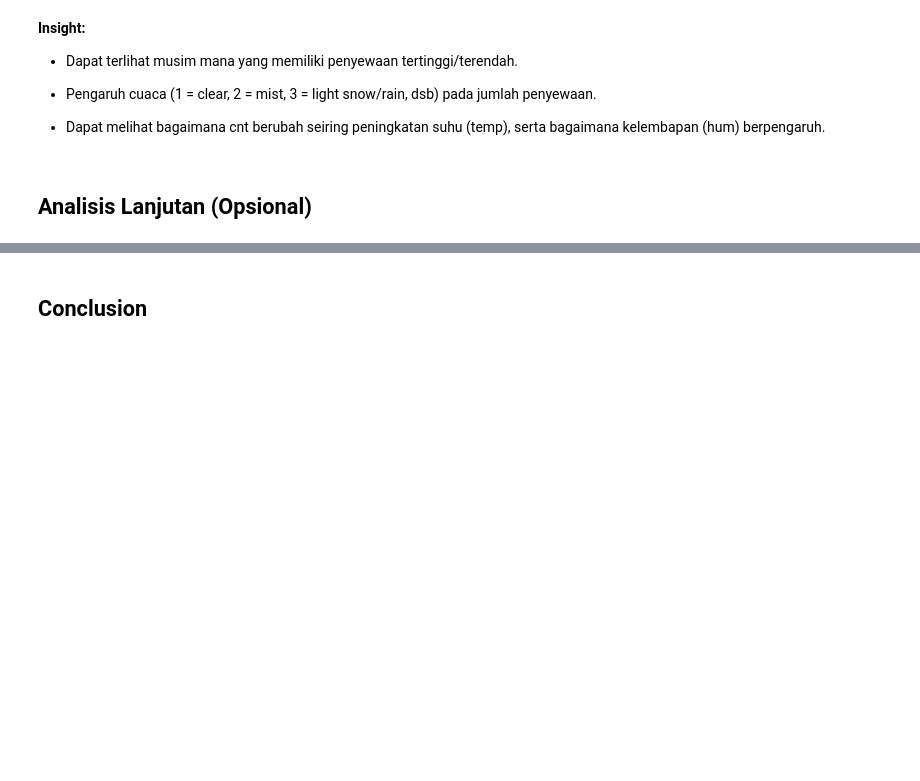
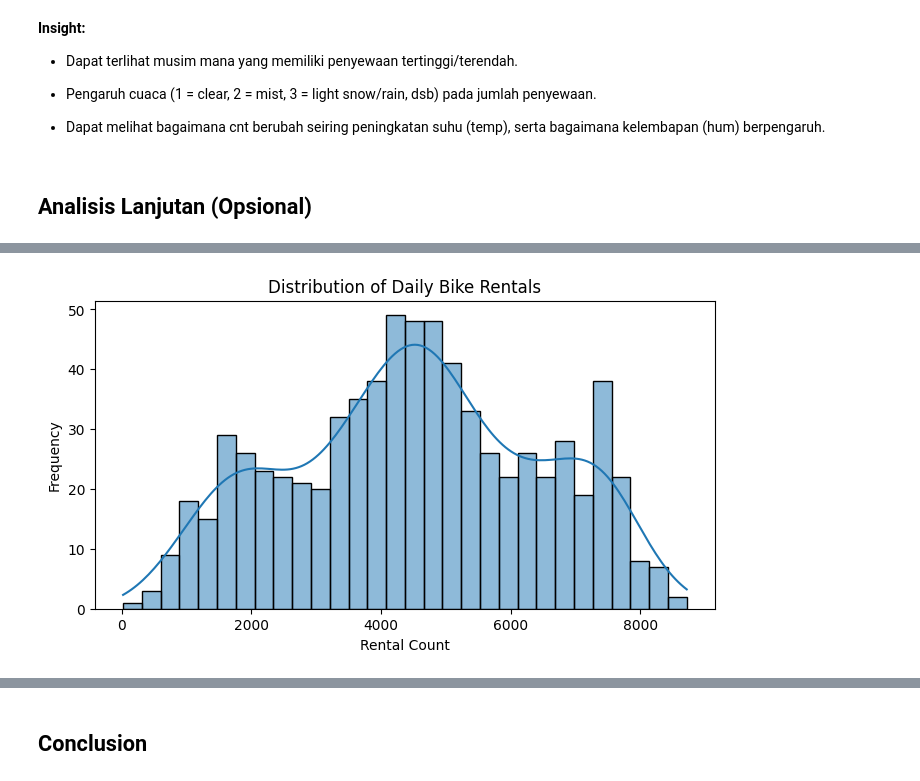
Before and after one commit to renaldiendrawan/bike_sharing_dashboard, a Jupyter notebook: notebook.ipynb, the cells around one changed output, grey strips where cells are left out. Drawn from its saved outputs; the diff is of its cells as text; code cells hidden in the pictures; blank space fills up the shorter version.

```diff
--- a/notebook.ipynb
+++ b/notebook.ipynb
@@ -206,0 +238,88 @@ dtype: int64
+# %%
+import pandas as pd
+import matplotlib.pyplot as plt
+import seaborn as sns
+
+# ============================
+# Persiapan Data
+# ============================
+# Baca data dari day.csv
+day_df = pd.read_csv("/content/data/day.csv")
+day_df['dteday'] = pd.to_datetime(day_df['dteday'])
+
+# Tampilkan preview data untuk memastikan data telah dibaca dengan benar
+print("Preview Data:")
+print(day_df.head())
+
+# ============================
+# Tahap 1: Exploratory Data Analysis (EDA) Umum
+# Tujuan: Mendapatkan gambaran umum mengenai distribusi data, tren, dan korelasi antar variabel.
+# ============================
+
+# Visualisasi distribusi penyewaan harian
+plt.figure(figsize=(8,4))
+sns.histplot(data=day_df, x='cnt', kde=True, color="#1f77b4", bins=30)
+plt.title('Distribution of Daily Bike Rentals')
+plt.xlabel("Rental Count")
+plt.ylabel("Frequency")
+plt.show()
+
+# Visualisasi Heatmap korelasi antar variabel
+corr = day_df.corr()
+plt.figure(figsize=(10,6))
+sns.heatmap(corr, annot=True, cmap='coolwarm')
+plt.title('Correlation Heatmap')
+plt.show()
+
+# Agregasi data untuk mendapatkan insight tambahan, misalnya rata-rata penyewaan per musim.
+season_mapping = {1: "Spring", 2: "Summer", 3: "Fall", 4: "Winter"}
+day_df['season_cat'] = day_df['season'].map(season_mapping)
+agg_season = day_df.groupby('season_cat')['cnt'].agg(['mean', 'min', 'max']).reset_index()
+print("Aggregated Rental Count by Season:")
+print(agg_season)
+
+# ============================
+# Tahap 2: RFM Analysis (Teknik Analisis Lanjutan 1)
+# Tujuan: Mengukur Recency, Frequency, dan Monetary sebagai indikator perilaku "transaksional" pelanggan,
+# meskipun data pelanggan individual tidak tersedia. Teknik ini memberikan dasar untuk segmentasi pelanggan.
+# ============================
+
+# (1) Hitung nilai maksimum tanggal transaksi
+max_date = day_df['dteday'].max()
+
+# (2) Recency: Jarak hari dari transaksi terakhir
+day_df['Recency'] = (max_date - day_df['dteday']).dt.days
+
+# (3) Frequency: Asumsi jumlah sewa harian sebagai frekuensi
+day_df['Frequency'] = day_df['cnt']
+
+# (4) Monetary: Asumsi setiap sewa bernilai 1 dollar sebagai nilai monetary
+day_df['Monetary'] = day_df['cnt']
+
+print("Preview RFM Data:")
+print(day_df[['dteday', 'cnt', 'Recency', 'Frequency', 'Monetary']].head())
+
+# Visualisasi RFM Analysis
+plt.figure(figsize=(8,4))
+plt.plot(day_df['dteday'], day_df['Recency'], marker='o', linestyle='-', color='purple')
+plt.title("Recency Trend over Time")
+plt.xlabel("Date")
+plt.ylabel("Recency (Days)")
+plt.show()
+
+# ============================
+# Tahap 3: Clustering (Manual Grouping / Binning) (Teknik Analisis Lanjutan 2)
+# Tujuan: Mengelompokkan hari-hari berdasarkan jumlah penyewaan (cnt) ke dalam kategori agar lebih mudah dipahami dan
+# dapat digunakan untuk mengidentifikasi hari dengan performa sewa rendah atau tinggi tanpa menggunakan algoritma machine learning.
+# ============================
+
+# Lakukan pengelompokan nilai 'cnt' menggunakan teknik manual binning
+bins = [0, 100, 200, 300, 400, day_df['cnt'].max()]
+labels = ['Very Low', 'Low', 'Medium', 'High', 'Very High']
+day_df['cnt_cluster'] = pd.cut(day_df['cnt'], bins=bins, labels=labels)
+
+# Tampilkan tabel distribusi hasil binning
+cluster_counts = day_df['cnt_cluster'].value_counts().sort_index()
+print("Cluster Distribution for Rental Count:")
+print(cluster_counts)
+# %% [output]
@@ -206,0 +343 @@ dtype: int64
+[figure, added]
```
Also changed, not shown: parts of 10 cells of this notebook, 1 other file.
